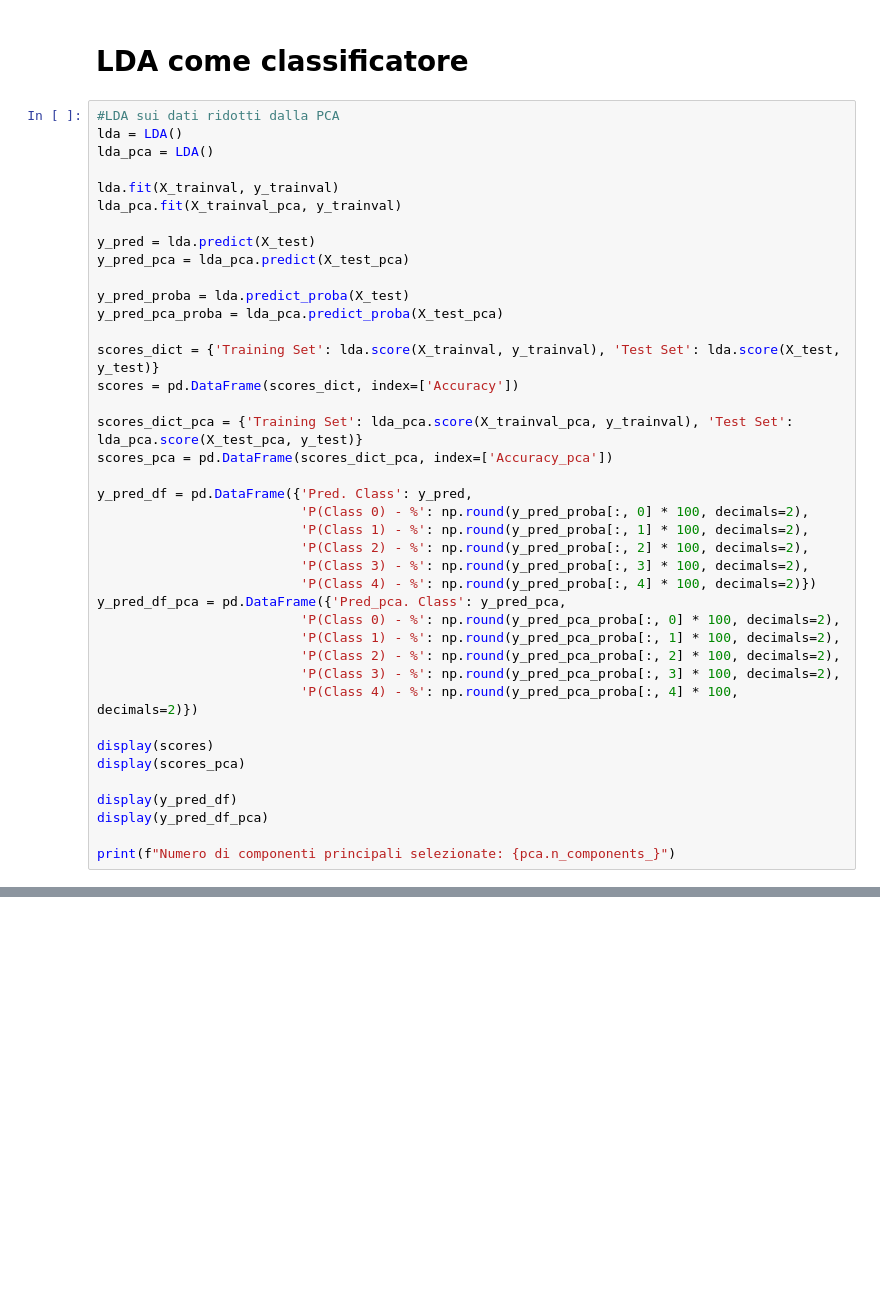
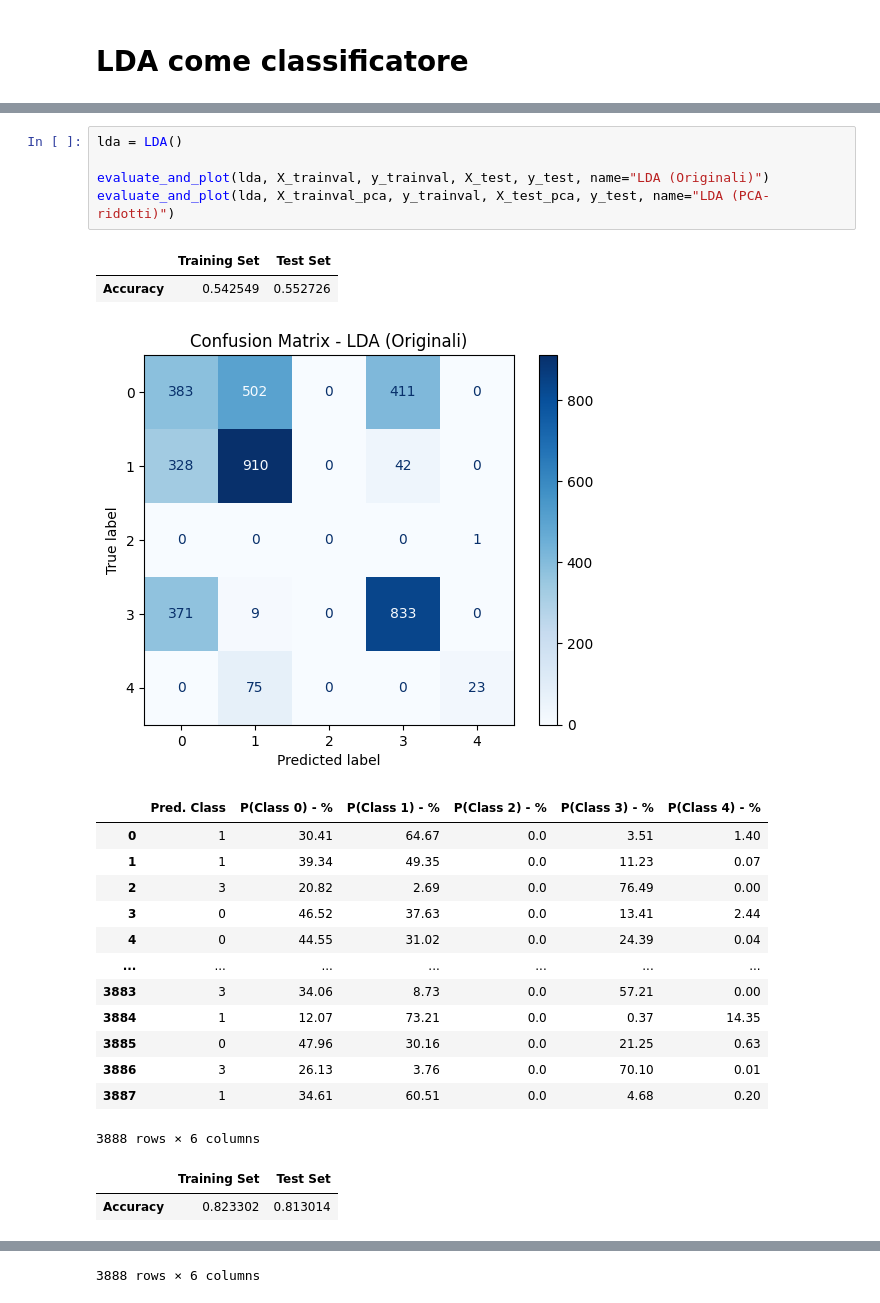
Before and after one commit to AlessioGiay/Progetto_MateIA, a Jupyter notebook: Progetto.ipynb, the cells around one changed output, grey strips where cells are left out. Drawn from its saved outputs; the diff is of its cells as text; blank space fills up the shorter version.

```diff
--- a/Progetto.ipynb
+++ b/Progetto.ipynb
@@ -180,42 +229,2 @@ plt.show()
 # %% [markdown]
 # LDA come classificatore
-# %%
-#LDA sui dati ridotti dalla PCA
-lda = LDA()
-lda_pca = LDA()
-
-lda.fit(X_trainval, y_trainval)
-lda_pca.fit(X_trainval_pca, y_trainval)
-
-y_pred = lda.predict(X_test)
-y_pred_pca = lda_pca.predict(X_test_pca)
-
-y_pred_proba = lda.predict_proba(X_test)
-y_pred_pca_proba = lda_pca.predict_proba(X_test_pca)
-
-scores_dict = {'Training Set': lda.score(X_trainval, y_trainval), 'Test Set': lda.score(X_test, y_test)}
-scores = pd.DataFrame(scores_dict, index=['Accuracy'])
-
-scores_dict_pca = {'Training Set': lda_pca.score(X_trainval_pca, y_trainval), 'Test Set': lda_pca.score(X_test_pca, y_test)}
-scores_pca = pd.DataFrame(scores_dict_pca, index=['Accuracy_pca'])
-
-y_pred_df = pd.DataFrame({'Pred. Class': y_pred,
-                          'P(Class 0) - %': np.round(y_pred_proba[:, 0] * 100, decimals=2),
-                          'P(Class 1) - %': np.round(y_pred_proba[:, 1] * 100, decimals=2),
-                          'P(Class 2) - %': np.round(y_pred_proba[:, 2] * 100, decimals=2),
-                          'P(Class 3) - %': np.round(y_pred_proba[:, 3] * 100, decimals=2),
-                          'P(Class 4) - %': np.round(y_pred_proba[:, 4] * 100, decimals=2)})
-y_pred_df_pca = pd.DataFrame({'Pred_pca. Class': y_pred_pca,
-                          'P(Class 0) - %': np.round(y_pred_pca_proba[:, 0] * 100, decimals=2),
-                          'P(Class 1) - %': np.round(y_pred_pca_proba[:, 1] * 100, decimals=2),
-                          'P(Class 2) - %': np.round(y_pred_pca_proba[:, 2] * 100, decimals=2),
-                          'P(Class 3) - %': np.round(y_pred_pca_proba[:, 3] * 100, decimals=2),
-                          'P(Class 4) - %': np.round(y_pred_pca_proba[:, 4] * 100, decimals=2)})
-
-display(scores)
-display(scores_pca)
-
-display(y_pred_df)
-display(y_pred_df_pca)
-
-print(f"Numero di componenti principali selezionate: {pca.n_components_}")
@@ -253,0 +231,24 @@ Numero di componenti principali selezionate: 17
+# %%
+lda = LDA()
+
+evaluate_and_plot(lda, X_trainval, y_trainval, X_test, y_test, name="LDA (Originali)")
+evaluate_and_plot(lda, X_trainval_pca, y_trainval, X_test_pca, y_test, name="LDA (PCA-ridotti)")
+# %% [output]
+|  | Training Set | Test Set |
+| Accuracy | 0.542549 | 0.552726 |
+[figure, added]
+|  | Pred. Class | P(Class 0) - % | P(Class 1) - % | P(Class 2) - % | P(Class 3) - % | P(Class 4) - % |
+| 0 | 1 | 30.41 | 64.67 | 0.0 | 3.51 | 1.40 |
+| 1 | 1 | 39.34 | 49.35 | 0.0 | 11.23 | 0.07 |
+| 2 | 3 | 20.82 | 2.69 | 0.0 | 76.49 | 0.00 |
+| 3 | 0 | 46.52 | 37.63 | 0.0 | 13.41 | 2.44 |
+| 4 | 0 | 44.55 | 31.02 | 0.0 | 24.39 | 0.04 |
+| ... | ... | ... | ... | ... | ... | ... |
+| 3883 | 3 | 34.06 | 8.73 | 0.0 | 57.21 | 0.00 |
+| 3884 | 1 | 12.07 | 73.21 | 0.0 | 0.37 | 14.35 |
+| 3885 | 0 | 47.96 | 30.16 | 0.0 | 21.25 | 0.63 |
+| 3886 | 3 | 26.13 | 3.76 | 0.0 | 70.10 | 0.01 |
+| 3887 | 1 | 34.61 | 60.51 | 0.0 | 4.68 | 0.20 |
+3888 rows × 6 columns
+|  | Training Set | Test Set |
+| Accuracy | 0.823302 | 0.813014 |
@@ -253,0 +268 @@ Numero di componenti principali selezionate: 17
+3888 rows × 6 columns
```
Also changed, not shown: parts of 14 cells of this notebook.
